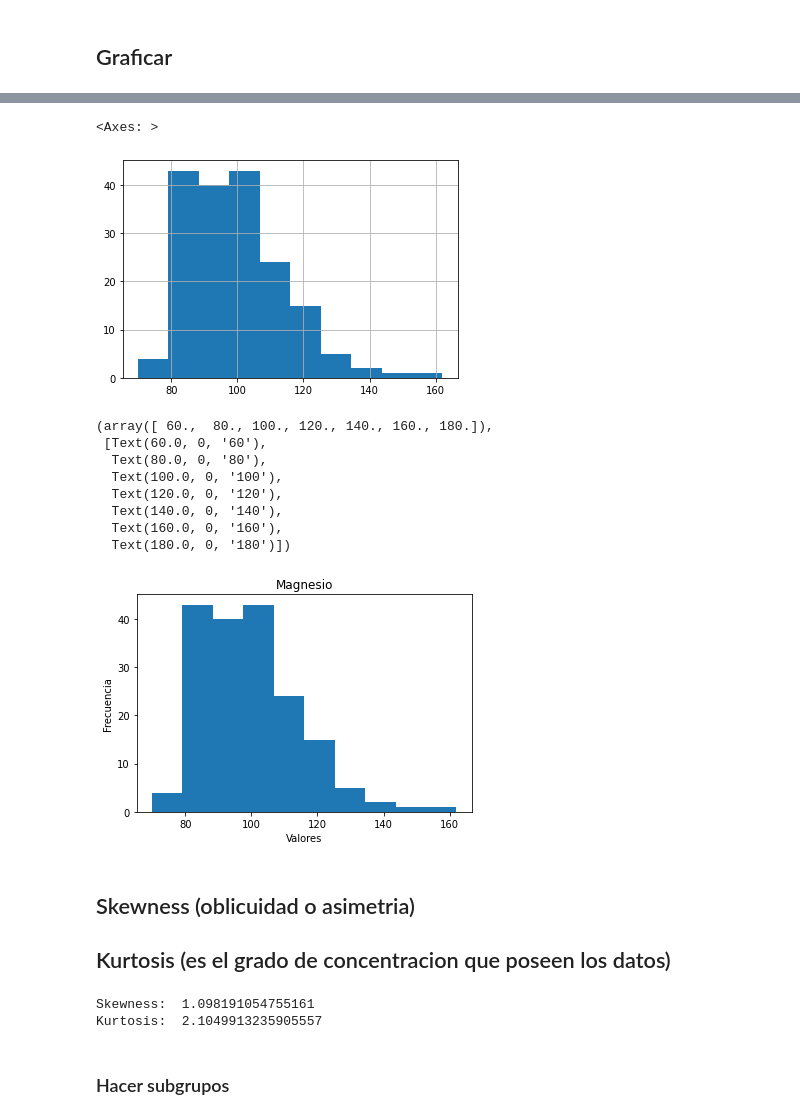
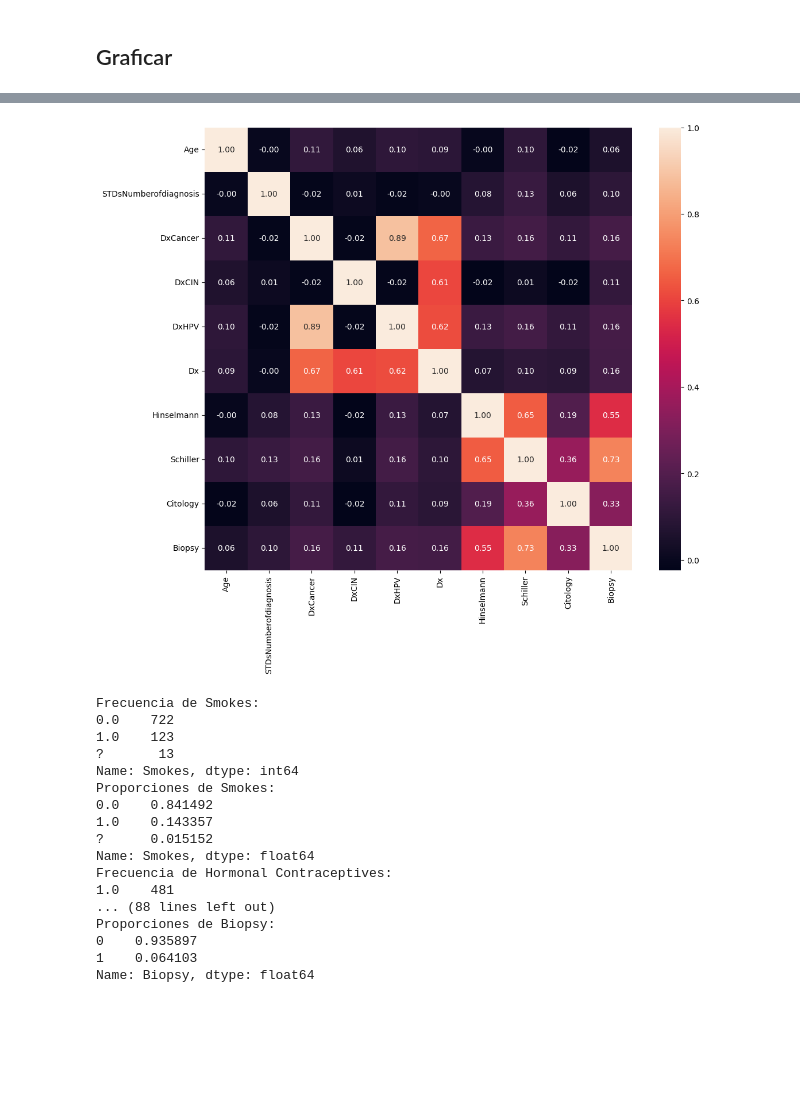
Before and after one commit to Wachuuu15/DS_lab1, a Jupyter notebook: EdaDataMining (1).ipynb, the cells around one changed output, grey strips where cells are left out. Drawn from its saved outputs; the diff is of its cells as text; code cells hidden in the pictures; blank space fills up the shorter version.

```diff
--- a/EdaDataMining (1).ipynb
+++ b/EdaDataMining (1).ipynb
@@ -166,7 +133,7 @@ dtype: int64
 # %% [markdown]
 ## Cambiar nombres a columnas
 # %%
-df.rename(columns = {"od280/od315_of_diluted_wines" : "protein_concentration"} , inplace = True
+df.rename(columns = {"STDs:HPV" : "STDsHPV"} , inplace = True
          )
 # %%
 df.head()
@@ -208,34 +228,31 @@ plt.xticks(rotation=0)
 # %%
-df.magnesium.hist()
+correlation_matrix = df.corr()
+plt.figure(figsize=(12, 10))
+sns.heatmap(correlation_matrix, annot=True, fmt=".2f")
+plt.show()
 # %% [output]
-<Axes: >
-[figure, old version]
+[figure, new version]
 # %%
-df.magnesium.plot(kind="hist")
-
-plt.title("Magnesio")
-plt.xlabel("Valores")
-plt.ylabel("Frecuencia")
-plt.xticks(rotation=0)
+for var in categorical_vars:
+    print(f"Frecuencia de {var}:")
+    print(df[var].value_counts())
+    print(f"Proporciones de {var}:")
+    print(df[var].value_counts(normalize=True))
 # %% [output]
-(array([ 60.,  80., 100., 120., 140., 160., 180.]),
- [Text(60.0, 0, '60'),
-  Text(80.0, 0, '80'),
-  Text(100.0, 0, '100'),
-  Text(120.0, 0, '120'),
-  Text(140.0, 0, '140'),
-  Text(160.0, 0, '160'),
-  Text(180.0, 0, '180')])
+Frecuencia de Smokes:
+0.0    722
+1.0    123
+?       13
+Name: Smokes, dtype: int64
+Proporciones de Smokes:
+0.0    0.841492
+1.0    0.143357
+?      0.015152
+Name: Smokes, dtype: float64
+Frecuencia de Hormonal Contraceptives:
+1.0    481
+... (88 lines left out)
+Proporciones de Biopsy:
+0    0.935897
+1    0.064103
+Name: Biopsy, dtype: float64
-[figure, removed]
-# %% [markdown]
-## Skewness (oblicuidad o asimetria)
-## Kurtosis (es el grado de concentracion que poseen los datos)
-# %%
-print("Skewness: ", df["magnesium"].skew())
-
-print("Kurtosis: ", df["magnesium"].kurt())
-# %% [output]
-Skewness:  1.098191054755161
-Kurtosis:  2.1049913235905557
-# %% [markdown]
-### Hacer subgrupos
```
Also changed, not shown: parts of 36 cells of this notebook.
